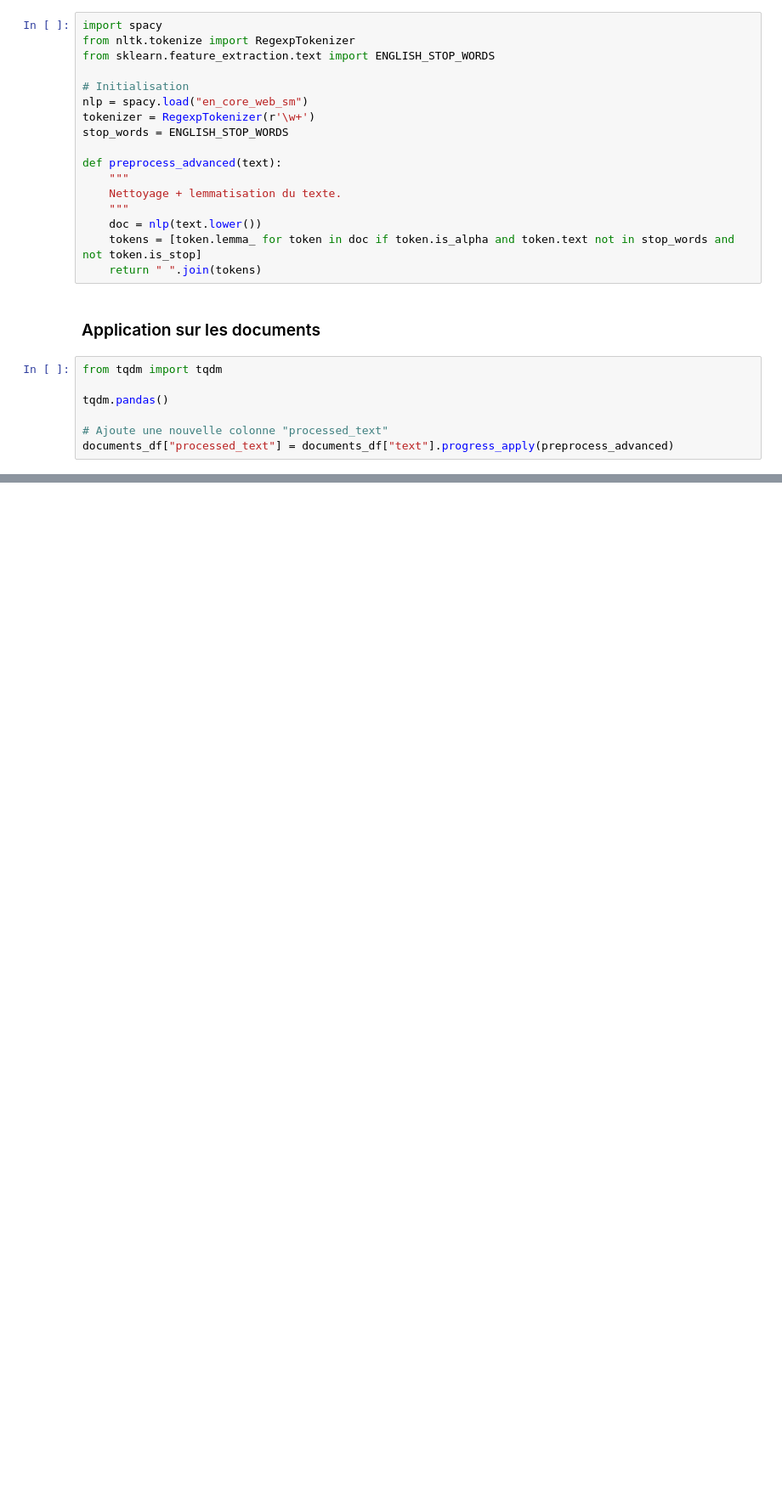
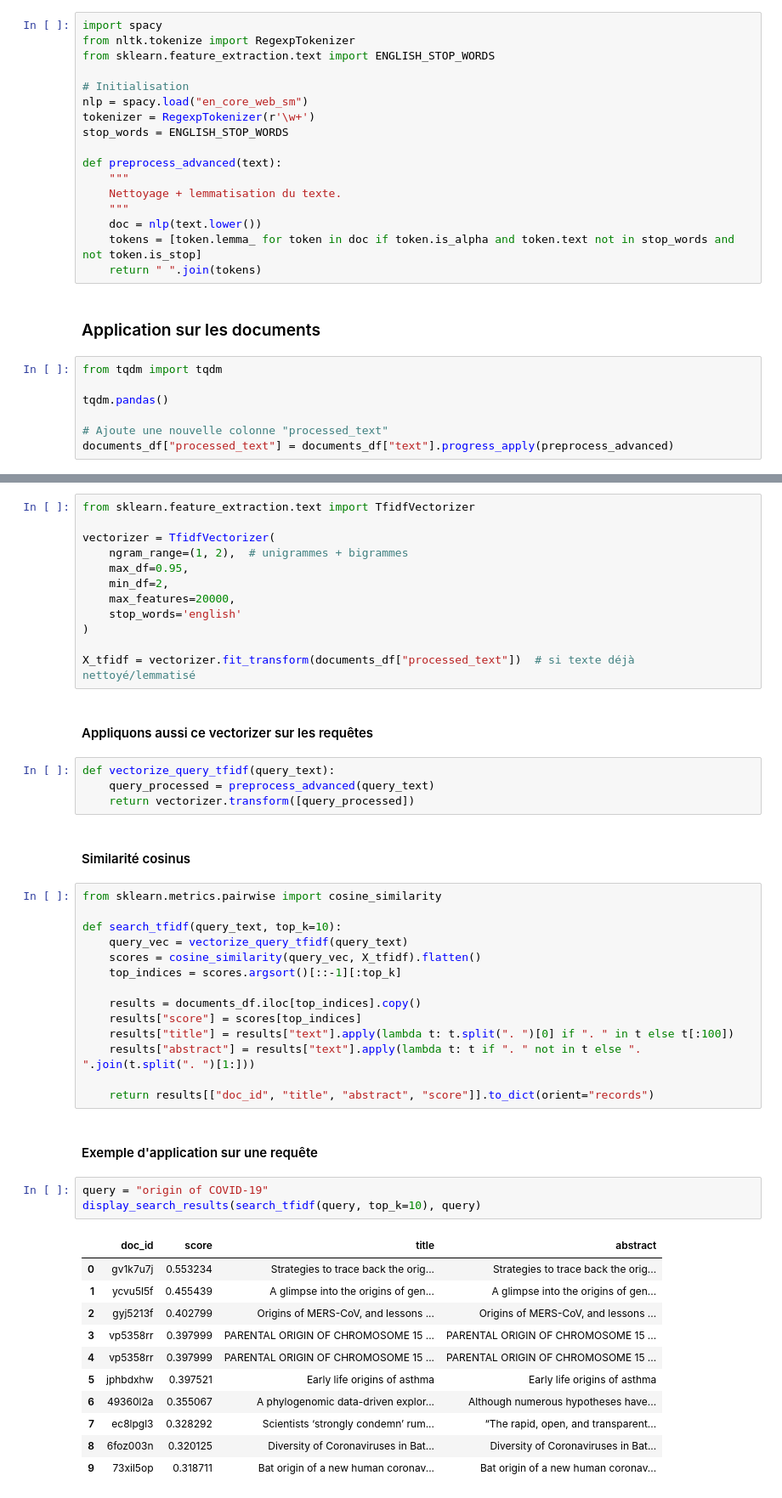
Before and after one commit to rosalie0309/TAL, a Jupyter notebook: round1_v2.ipynb, the cells around one changed output, grey strips where cells are left out. Shown at 85% size. Cells and saved outputs as stored; diff of their text form; blank space fills up the shorter version.

```diff
--- a/round1_v2.ipynb
+++ b/round1_v2.ipynb
@@ -826,0 +977,51 @@ documents_df["processed_text"] = documents_df["text"].progress_apply(preprocess_
+# %%
+from sklearn.feature_extraction.text import TfidfVectorizer
+
+vectorizer = TfidfVectorizer(
+    ngram_range=(1, 2),  # unigrammes + bigrammes
+    max_df=0.95,
+    min_df=2,
+    max_features=20000,
+    stop_words='english'
+)
+
+X_tfidf = vectorizer.fit_transform(documents_df["processed_text"])  # si texte déjà nettoyé/lemmatisé
+# %% [markdown]
+#### Appliquons aussi ce vectorizer sur les requêtes
+# %%
+def vectorize_query_tfidf(query_text):
+    query_processed = preprocess_advanced(query_text)
+    return vectorizer.transform([query_processed])
+# %% [markdown]
+#### Similarité cosinus
+# %%
+from sklearn.metrics.pairwise import cosine_similarity
+
+def search_tfidf(query_text, top_k=10):
+    query_vec = vectorize_query_tfidf(query_text)
+    scores = cosine_similarity(query_vec, X_tfidf).flatten()
+    top_indices = scores.argsort()[::-1][:top_k]
+
+    results = documents_df.iloc[top_indices].copy()
+    results["score"] = scores[top_indices]
+    results["title"] = results["text"].apply(lambda t: t.split(". ")[0] if ". " in t else t[:100])
+    results["abstract"] = results["text"].apply(lambda t: t if ". " not in t else ". ".join(t.split(". ")[1:]))
+
+    return results[["doc_id", "title", "abstract", "score"]].to_dict(orient="records")
+# %% [markdown]
+#### Exemple d'application sur une requête
+# %%
+query = "origin of COVID-19"
+display_search_results(search_tfidf(query, top_k=10), query)
+# %% [output]
+|  | doc_id | score | title | abstract |
+| 0 | gv1k7u7j | 0.553234 | Strategies to trace back the orig... | Strategies to trace back the orig... |
+| 1 | ycvu5l5f | 0.455439 | A glimpse into the origins of gen... | A glimpse into the origins of gen... |
+| 2 | gyj5213f | 0.402799 | Origins of MERS-CoV, and lessons ... | Origins of MERS-CoV, and lessons ... |
+| 3 | vp5358rr | 0.397999 | PARENTAL ORIGIN OF CHROMOSOME 15 ... | PARENTAL ORIGIN OF CHROMOSOME 15 ... |
+| 4 | vp5358rr | 0.397999 | PARENTAL ORIGIN OF CHROMOSOME 15 ... | PARENTAL ORIGIN OF CHROMOSOME 15 ... |
+| 5 | jphbdxhw | 0.397521 | Early life origins of asthma | Early life origins of asthma |
+| 6 | 49360l2a | 0.355067 | A phylogenomic data-driven explor... | Although numerous hypotheses have... |
+| 7 | ec8lpgl3 | 0.328292 | Scientists ‘strongly condemn’ rum... | “The rapid, open, and transparent... |
+| 8 | 6foz003n | 0.320125 | Diversity of Coronaviruses in Bat... | Diversity of Coronaviruses in Bat... |
+| 9 | 73xil5op | 0.318711 | Bat origin of a new human coronav... | Bat origin of a new human coronav... |
```
Also changed, not shown: parts of 25 cells of this notebook, 1 other file.
